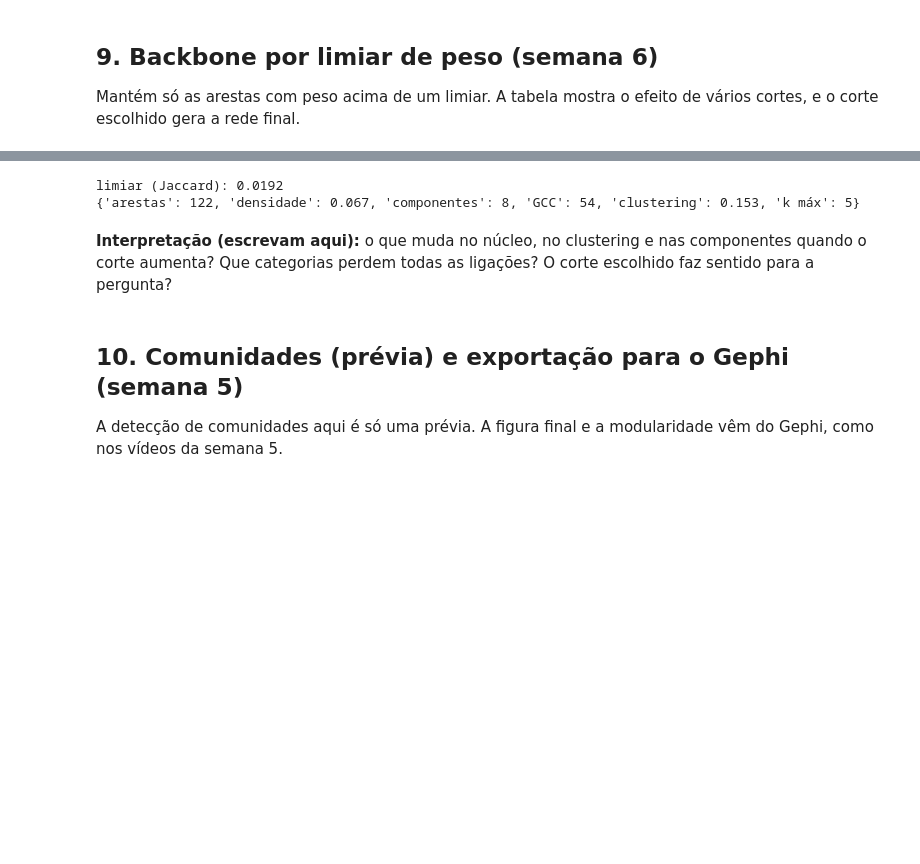
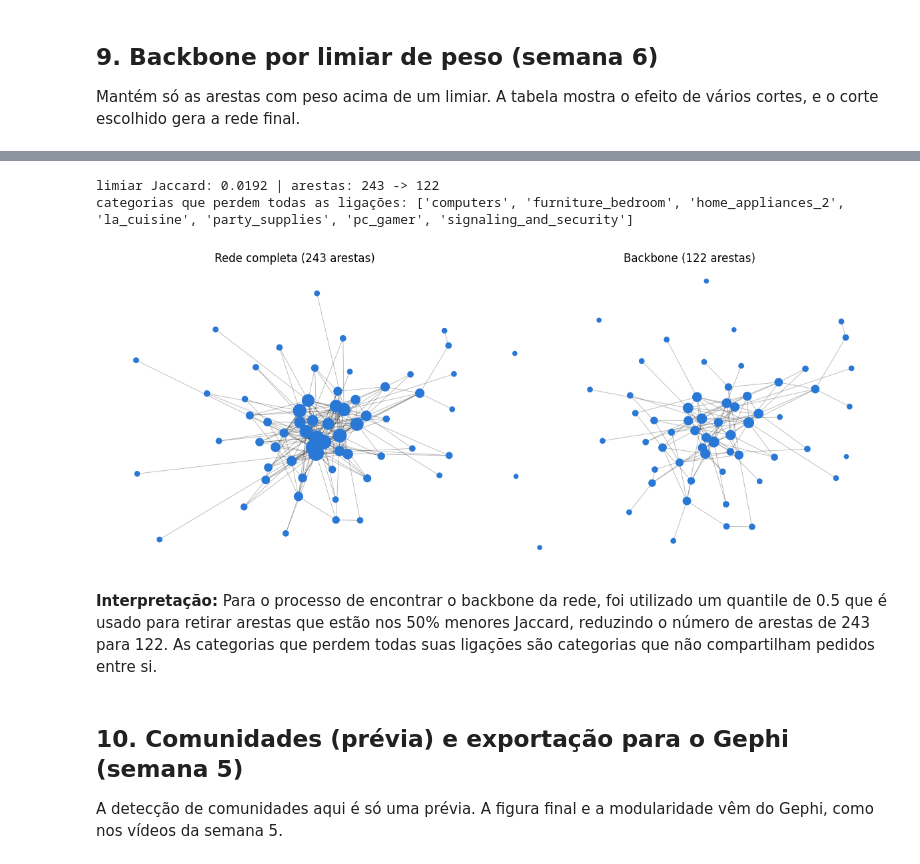
Before and after one commit to dka0086/Analise-de-rede-de-grafos-Olist, a Jupyter notebook: Olist_analise_grafos.ipynb, the cells around one changed output, grey strips where cells are left out. Cells and saved outputs as stored; diff of their text form; code cells hidden in the pictures; blank space fills up the shorter version.

```diff
--- a/Olist_analise_grafos.ipynb
+++ b/Olist_analise_grafos.ipynb
@@ -570,16 +610,35 @@ display(tab_backbone)
-# %%
-# Ajustem o quantil depois de olhar a tabela acima
-Q_ESCOLHIDO = 0.5
-pesos_j = np.array([d["weight"] for _, _, d in G_jac.edges(data=True)])
-LIMIAR_JAC = float(np.quantile(pesos_j, Q_ESCOLHIDO))
-G_bb = backbone(G_jac, LIMIAR_JAC)
-print("limiar (Jaccard):", round(LIMIAR_JAC, 4))
-print(resumo_rede(G_bb))
-# %% [output]
-limiar (Jaccard): 0.0192
-{'arestas': 122, 'densidade': 0.067, 'componentes': 8, 'GCC': 54, 'clustering': 0.153, 'k máx': 5}
-# %% [markdown]
-**Interpretação (escrevam aqui):** o que muda no núcleo, no clustering e nas componentes quando o corte aumenta? Que categorias perdem todas as ligações? O corte escolhido faz sentido para a pergunta?
+# %%
+def backbone(G, limiar):
+    H = nx.Graph()
+    H.add_nodes_from(G.nodes(data=True))
+    H.add_edges_from((u, v, d) for u, v, d in G.edges(data=True) if d["weight"] >= limiar)
+    return H
+
+Q_ESCOLHIDO = 0.5
+pesos_j = np.array([d["weight"] for _, _, d in G_jac.edges(data=True)])
+LIMIAR_JAC = float(np.quantile(pesos_j, Q_ESCOLHIDO))
+G_bb = backbone(G_jac, LIMIAR_JAC)
+
+sem_liga = list(nx.isolates(G_bb))
+print(f"limiar Jaccard: {LIMIAR_JAC:.4f} | arestas: {G_jac.number_of_edges()} -> {G_bb.number_of_edges()}")
+print("categorias que perdem todas as ligações:", sorted(sem_liga))
+
+pos = nx.spring_layout(G_jac, seed=42, weight="weight")
+fig, ax = plt.subplots(1, 2, figsize=(12, 5))
+for a, G, t in zip(ax, [G_jac, G_bb], ["Rede completa", "Backbone"]):
+    nx.draw_networkx_edges(G, pos, ax=a, alpha=0.3, width=0.6)
+    nx.draw_networkx_nodes(G, pos, ax=a, node_size=[20 + 8 * G.degree(n) for n in G], node_color=CAT[0])
+    a.set_title(f"{t} ({G.number_of_edges()} arestas)")
+    a.axis("off")
+plt.tight_layout()
+plt.savefig(FIG_DIR / "05_backbone.png", dpi=150, bbox_inches="tight")
+plt.show()
+# %% [output]
+limiar Jaccard: 0.0192 | arestas: 243 -> 122
+categorias que perdem todas as ligações: ['computers', 'furniture_bedroom', 'home_appliances_2', 'la_cuisine', 'party_supplies', 'pc_gamer', 'signaling_and_security']
+[figure, added]
+# %% [markdown]
+**Interpretação:** Para o processo de encontrar o backbone da rede, foi utilizado um quantile de 0.5 que é usado para retirar arestas que estão nos 50% menores Jaccard, reduzindo o número de arestas de 243 para 122. As categorias que perdem todas suas ligações são categorias que não compartilham pedidos entre si.
 # %% [markdown]
 ## 10. Comunidades (prévia) e exportação para o Gephi (semana 5)
 
```
Also changed, not shown: parts of 22 cells of this notebook.
